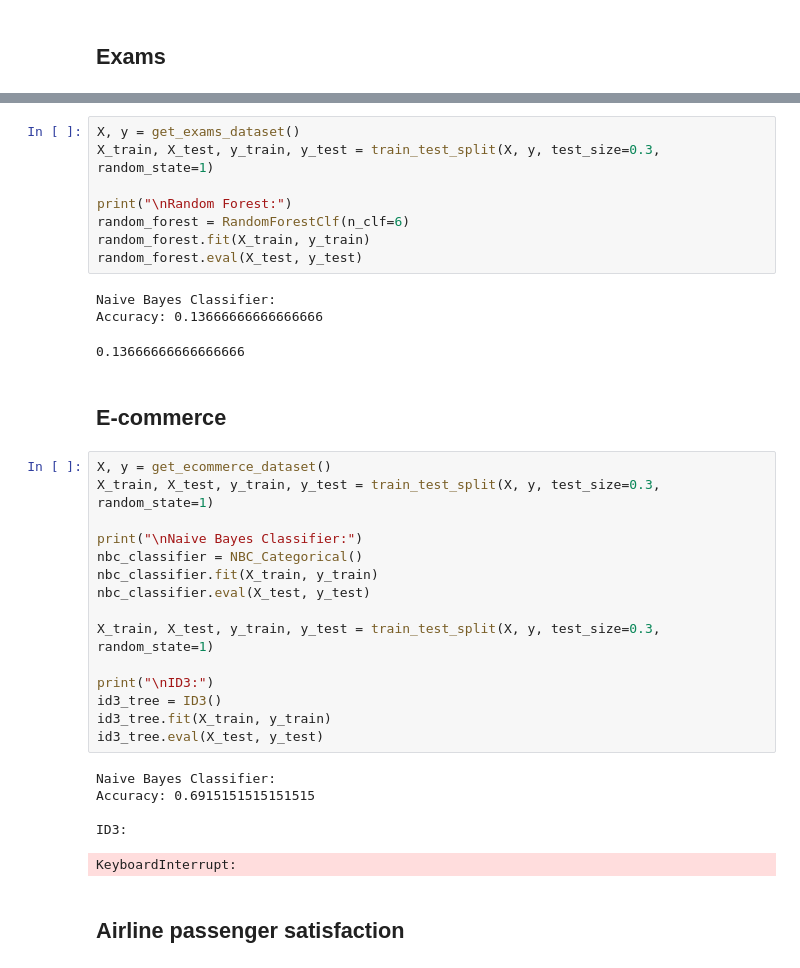
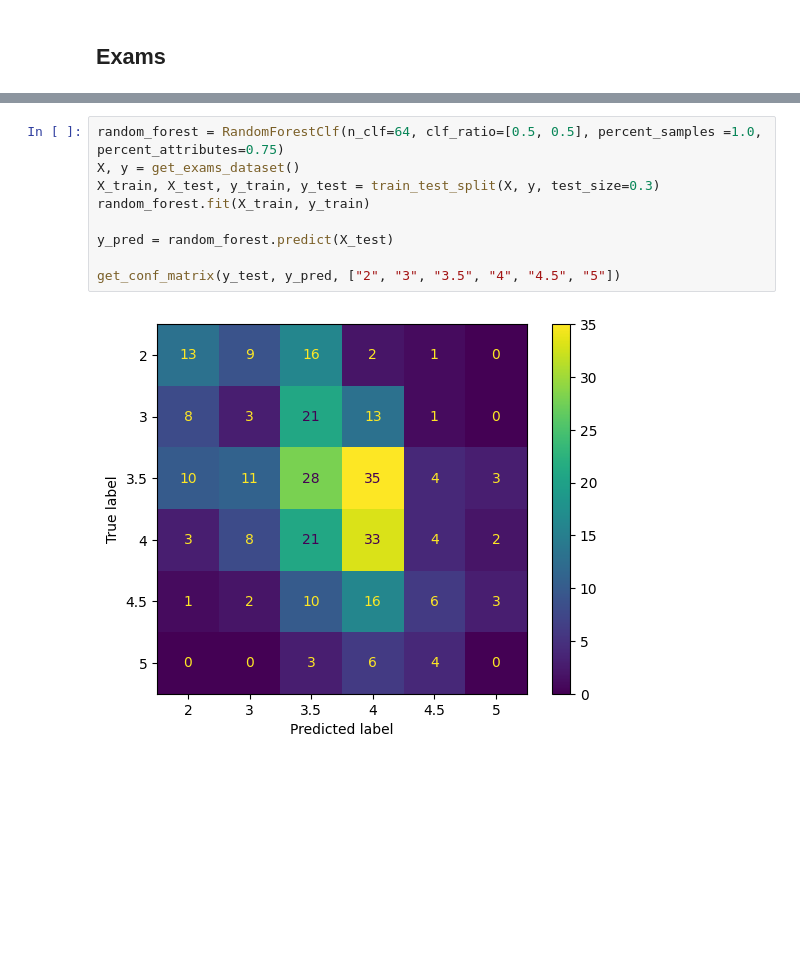
Before and after one commit to kamil-szczepanik/UMA-Random-Forest-with-NBC, a Jupyter notebook: experiments/experiments_notebook.ipynb, the cells around one changed output, grey strips where cells are left out. Saved outputs shown, nothing was run; the diff lists cells and outputs as text; blank space fills up the shorter version.

```diff
--- a/experiments/experiments_notebook.ipynb
+++ b/experiments/experiments_notebook.ipynb
@@ -168,37 +363,11 @@ array(['2', '3.5', '2', '3.5', '3.5', '3.5', '3.5', '3.5', '2', '2', '2',
 # %%
+random_forest = RandomForestClf(n_clf=64, clf_ratio=[0.5, 0.5], percent_samples =1.0, percent_attributes=0.75)
 X, y = get_exams_dataset()
-X_train, X_test, y_train, y_test = train_test_split(X, y, test_size=0.3, random_state=1)
+X_train, X_test, y_train, y_test = train_test_split(X, y, test_size=0.3)
+random_forest.fit(X_train, y_train)
 
-print("\nRandom Forest:")
-random_forest = RandomForestClf(n_clf=6)
-random_forest.fit(X_train, y_train)
-random_forest.eval(X_test, y_test)
+y_pred = random_forest.predict(X_test)
+
+get_conf_matrix(y_test, y_pred, ["2", "3", "3.5", "4", "4.5", "5"])
 # %% [output]
-Naive Bayes Classifier:
-Accuracy: 0.13666666666666666
-0.13666666666666666
+[figure, added]
-# %% [markdown]
-## E-commerce
-# %%
-X, y = get_ecommerce_dataset()
-X_train, X_test, y_train, y_test = train_test_split(X, y, test_size=0.3, random_state=1)
-
-print("\nNaive Bayes Classifier:")
-nbc_classifier = NBC_Categorical()
-nbc_classifier.fit(X_train, y_train)
-nbc_classifier.eval(X_test, y_test)
-
-X_train, X_test, y_train, y_test = train_test_split(X, y, test_size=0.3, random_state=1)
-
-print("\nID3:")
-id3_tree = ID3()
-id3_tree.fit(X_train, y_train)
-id3_tree.eval(X_test, y_test)
-# %% [output]
-Naive Bayes Classifier:
-Accuracy: 0.6915151515151515
-
-ID3:
-KeyboardInterrupt:
-# %% [markdown]
-## Airline passenger satisfaction
```
Also changed, not shown: parts of 45 cells of this notebook, 11 other files.
